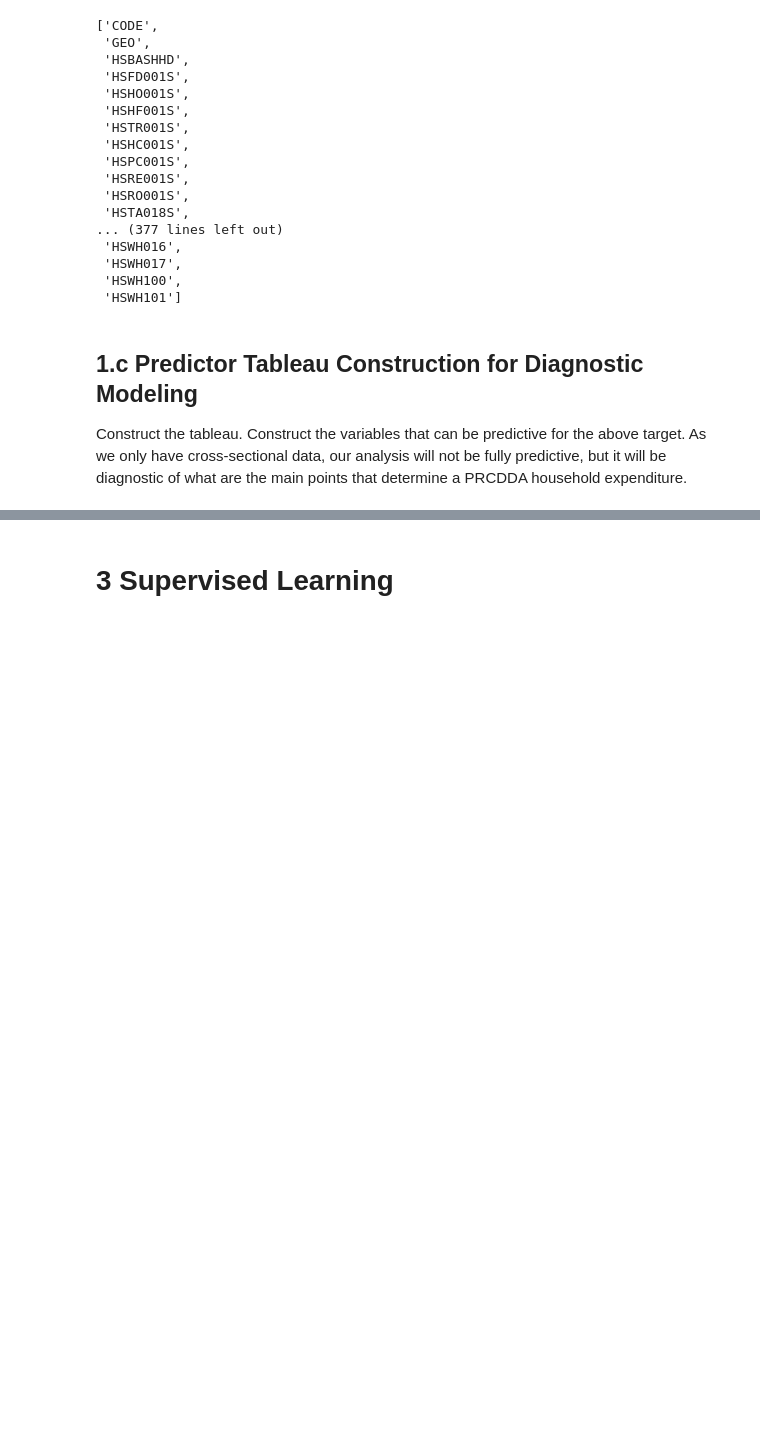
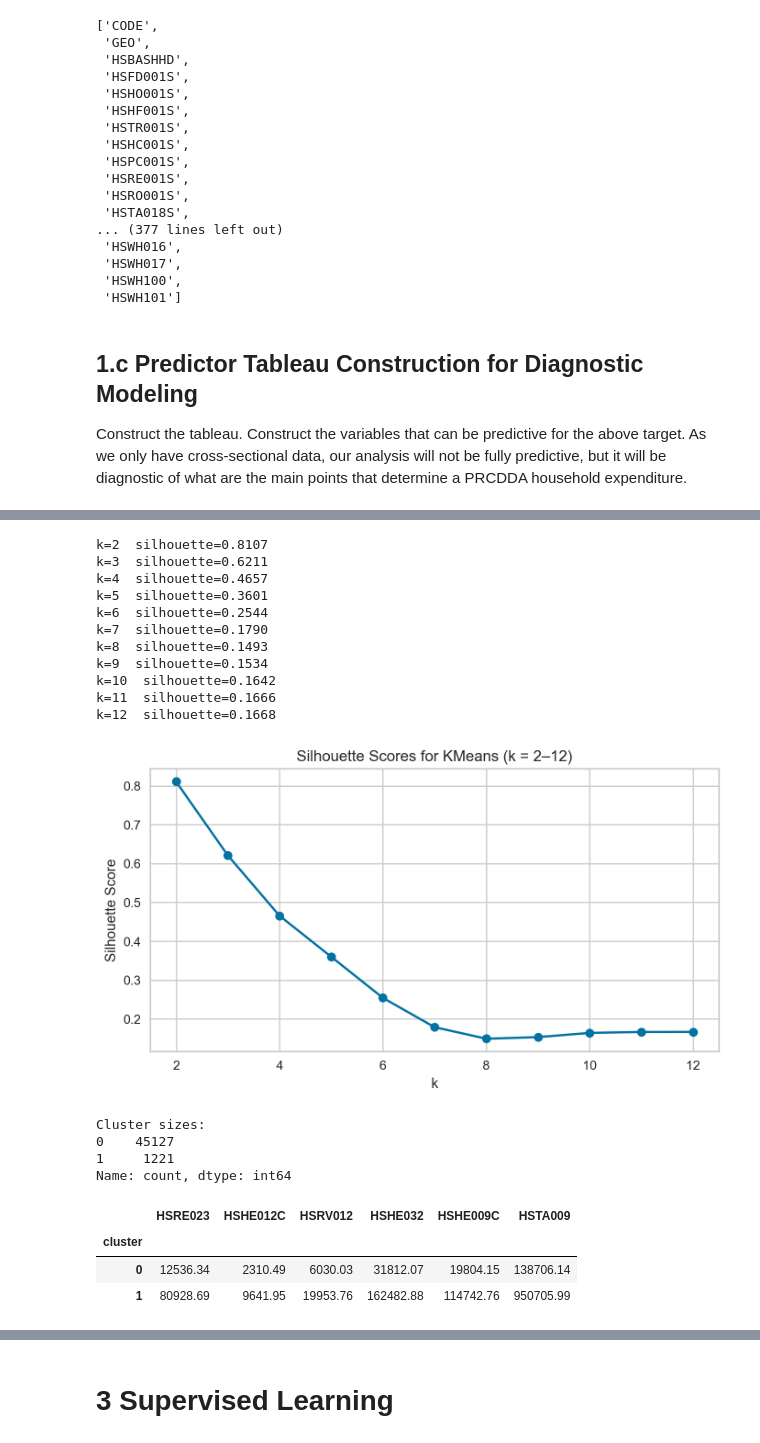
Before and after one commit to PhilippMayorov/UG39_Group_Project, a Jupyter notebook: CAD_household_analysis.ipynb, the cells around one changed output, grey strips where cells are left out. Saved outputs shown, nothing was run; the diff lists cells and outputs as text; code cells hidden in the pictures; blank space fills up the shorter version.

```diff
--- a/CAD_household_analysis.ipynb
+++ b/CAD_household_analysis.ipynb
@@ -401,0 +508,55 @@ shape: (57_936, 319)
+# %%
+# 2b.ii — Silhouette scores for k=2..12
+sil_scores = []
+k_range = range(2, 13)
+for k in k_range:
+    km = KMeans(n_clusters=k, random_state=42, n_init=10)
+    labels = km.fit_predict(X_train_scaled_unsup)
+    sil_scores.append(silhouette_score(X_train_scaled_unsup, labels))
+    print(f"k={k}  silhouette={sil_scores[-1]:.4f}")
+
+plt.figure(figsize=(8, 4))
+plt.plot(list(k_range), sil_scores, marker='o')
+plt.xlabel('k')
+plt.ylabel('Silhouette Score')
+plt.title('Silhouette Scores for KMeans (k = 2–12)')
+plt.show()
+# %% [output]
+k=2  silhouette=0.8107
+k=3  silhouette=0.6211
+k=4  silhouette=0.4657
+k=5  silhouette=0.3601
+k=6  silhouette=0.2544
+k=7  silhouette=0.1790
+k=8  silhouette=0.1493
+k=9  silhouette=0.1534
+k=10  silhouette=0.1642
+k=11  silhouette=0.1666
+k=12  silhouette=0.1668
+[figure, added]
+# %%
+# 2b.iii — Fit KMeans with optimal k (SET OPTIMAL_K AFTER RUNNING ELBOW/SILHOUETTE PLOTS)
+OPTIMAL_K = 2  # FILL IN AFTER RUNNING ELBOW/SILHOUETTE PLOTS ABOVE
+
+kmeans_optimal = KMeans(n_clusters=OPTIMAL_K, random_state=42, n_init=10)
+train_cluster_labels = kmeans_optimal.fit_predict(X_train_scaled_unsup)
+test_cluster_labels = kmeans_optimal.predict(X_test_scaled_unsup)
+print(f"Cluster sizes:\n{pd.Series(train_cluster_labels).value_counts().sort_index()}")
+# %% [output]
+Cluster sizes:
+0    45127
+1     1221
+Name: count, dtype: int64
+# %%
+# 2b.iv — Cluster sizes + feature means on interpretable variables
+interp_vars = ['HSRE023', 'HSHE012C', 'HSRV012', 'HSHE032', 'HSHE009C', 'HSTA009']
+avail_vars = [v for v in interp_vars if v in feature_cols]
+
+cluster_df = X_train_df[avail_vars].copy()
+cluster_df['cluster'] = train_cluster_labels
+display(cluster_df.groupby('cluster')[avail_vars].mean().round(2))
+# %% [output]
+|  | HSRE023 | HSHE012C | HSRV012 | HSHE032 | HSHE009C | HSTA009 |
+| cluster |  |  |  |  |  |  |
+| 0 | 12536.34 | 2310.49 | 6030.03 | 31812.07 | 19804.15 | 138706.14 |
+| 1 | 80928.69 | 9641.95 | 19953.76 | 162482.88 | 114742.76 | 950705.99 |
```
Also changed, not shown: parts of 26 cells of this notebook.
